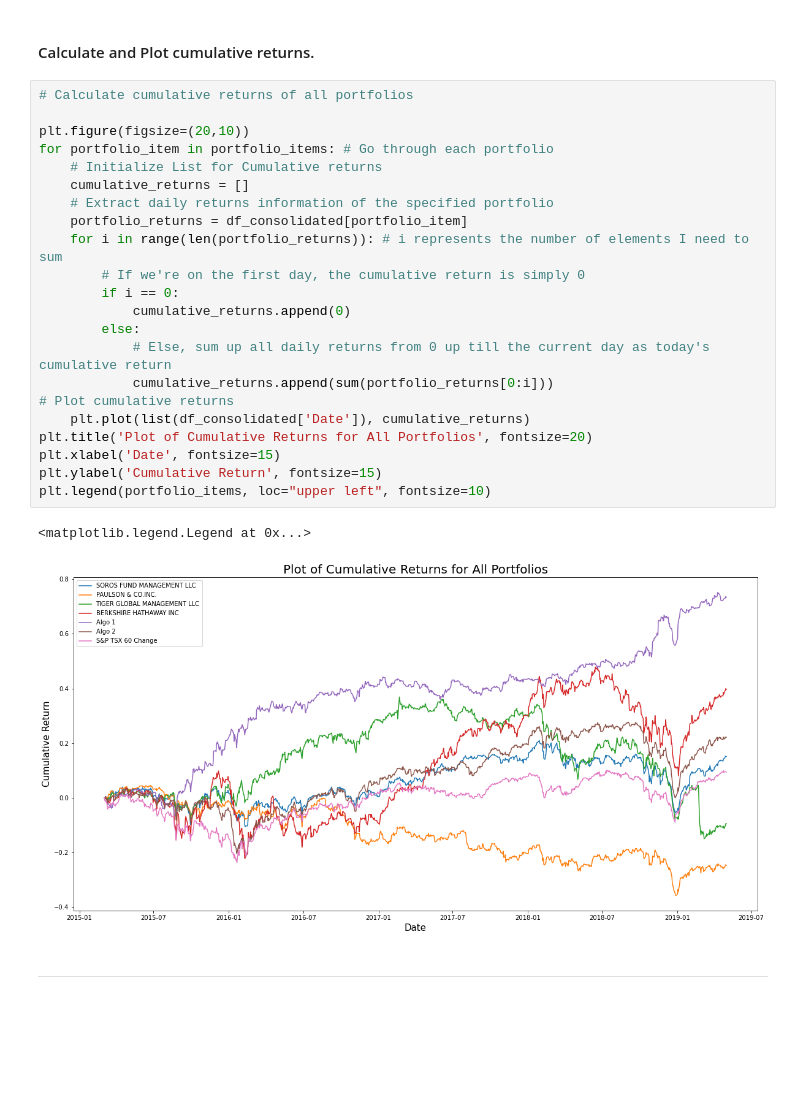
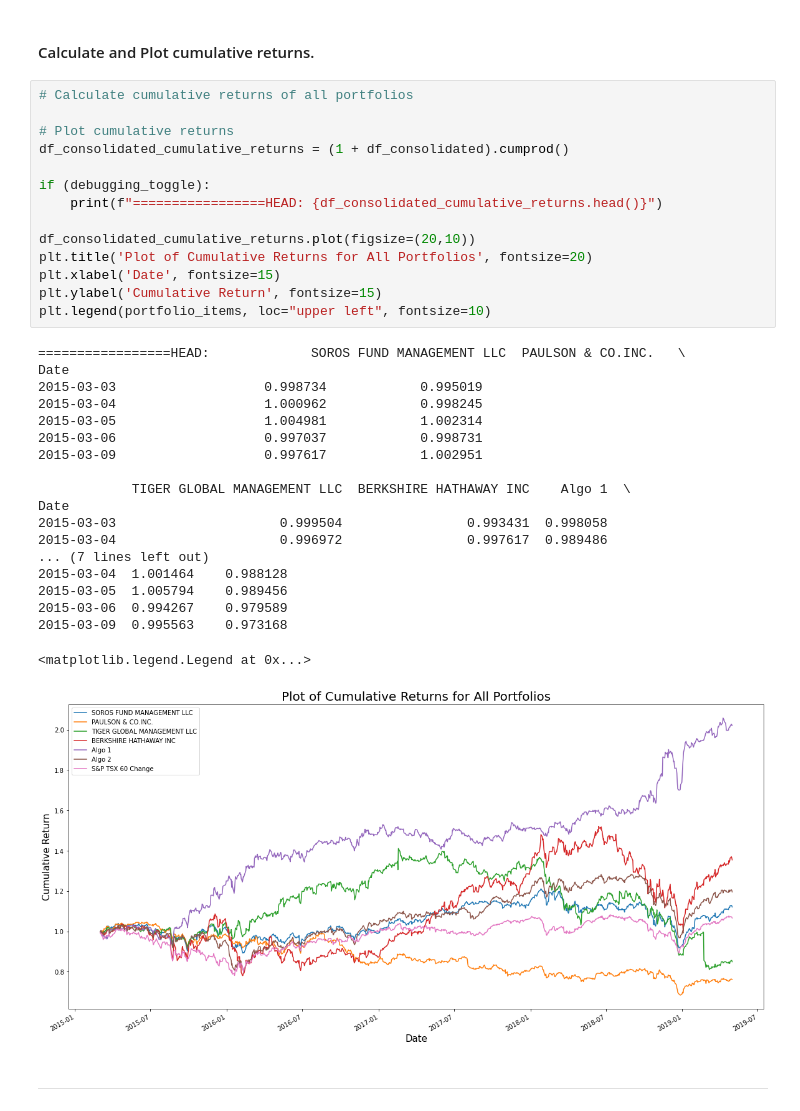
Before and after one commit to nomadic-me/Whale-Off-The-Portfolio, a Jupyter notebook: whale_analysis.ipynb, the cells around one changed output. Drawn from its saved outputs; the diff is of its cells as text; blank space fills up the shorter version.

```diff
--- a/whale_analysis.ipynb
+++ b/whale_analysis.ipynb
@@ -372,30 +354,39 @@ plt.legend(portfolio_items, loc="lower left", fontsize=10)
 # %% [markdown]
 #### Calculate and Plot cumulative returns.
-# %%
-# Calculate cumulative returns of all portfolios
-
-plt.figure(figsize=(20,10))
-for portfolio_item in portfolio_items: # Go through each portfolio
-    # Initialize List for Cumulative returns
-    cumulative_returns = []
-    # Extract daily returns information of the specified portfolio
-    portfolio_returns = df_consolidated[portfolio_item]
-    for i in range(len(portfolio_returns)): # i represents the number of elements I need to sum
-        # If we're on the first day, the cumulative return is simply 0
-        if i == 0:
-            cumulative_returns.append(0)
-        else:
-            # Else, sum up all daily returns from 0 up till the current day as today's cumulative return
-            cumulative_returns.append(sum(portfolio_returns[0:i]))
-# Plot cumulative returns
-    plt.plot(list(df_consolidated['Date']), cumulative_returns)
-plt.title('Plot of Cumulative Returns for All Portfolios', fontsize=20)
-plt.xlabel('Date', fontsize=15)
-plt.ylabel('Cumulative Return', fontsize=15)
-plt.legend(portfolio_items, loc="upper left", fontsize=10)
-# %% [output]
-<matplotlib.legend.Legend at 0x...>
-[figure, removed]
+# %%
+# Calculate cumulative returns of all portfolios
+
+# Plot cumulative returns
+df_consolidated_cumulative_returns = (1 + df_consolidated).cumprod()
+
+if (debugging_toggle):
+    print(f"=================HEAD: {df_consolidated_cumulative_returns.head()}")
+
+df_consolidated_cumulative_returns.plot(figsize=(20,10))
+plt.title('Plot of Cumulative Returns for All Portfolios', fontsize=20)
+plt.xlabel('Date', fontsize=15)
+plt.ylabel('Cumulative Return', fontsize=15)
+plt.legend(portfolio_items, loc="upper left", fontsize=10)
+# %% [output]
+=================HEAD:             SOROS FUND MANAGEMENT LLC  PAULSON & CO.INC.   \
+Date
+2015-03-03                   0.998734            0.995019
+2015-03-04                   1.000962            0.998245
+2015-03-05                   1.004981            1.002314
+2015-03-06                   0.997037            0.998731
+2015-03-09                   0.997617            1.002951
+
+            TIGER GLOBAL MANAGEMENT LLC  BERKSHIRE HATHAWAY INC    Algo 1  \
+Date
+2015-03-03                     0.999504                0.993431  0.998058
+2015-03-04                     0.996972                0.997617  0.989486
+... (7 lines left out)
+2015-03-04  1.001464    0.988128
+2015-03-05  1.005794    0.989456
+2015-03-06  0.994267    0.979589
+2015-03-09  0.995563    0.973168
+<matplotlib.legend.Legend at 0x...>
+[figure, added]
 # %% [markdown]
 ---
 # %% [markdown]
```
Also changed, not shown: parts of 1 cell of this notebook.
